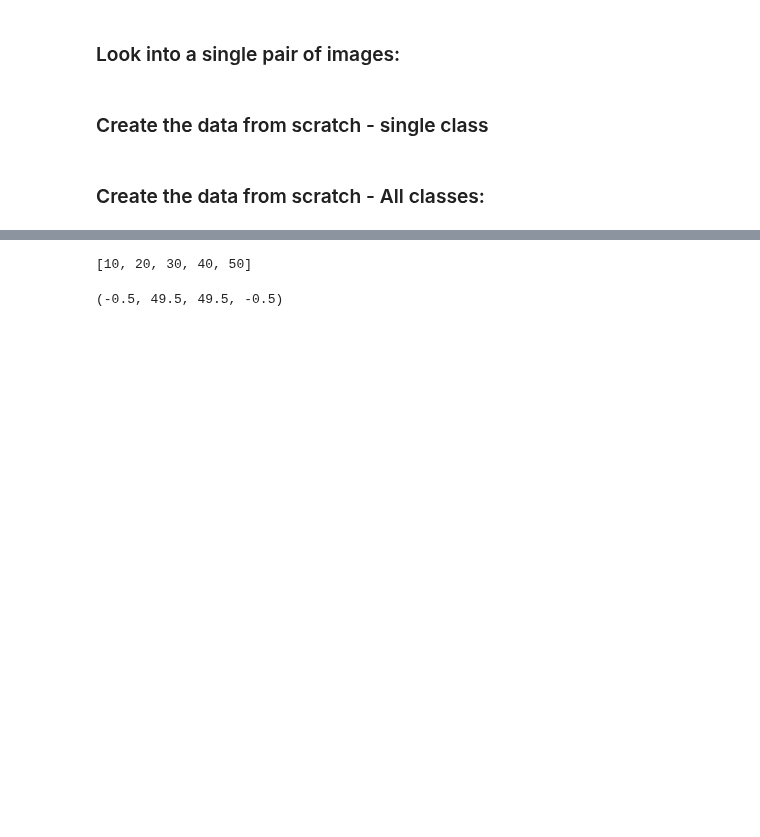
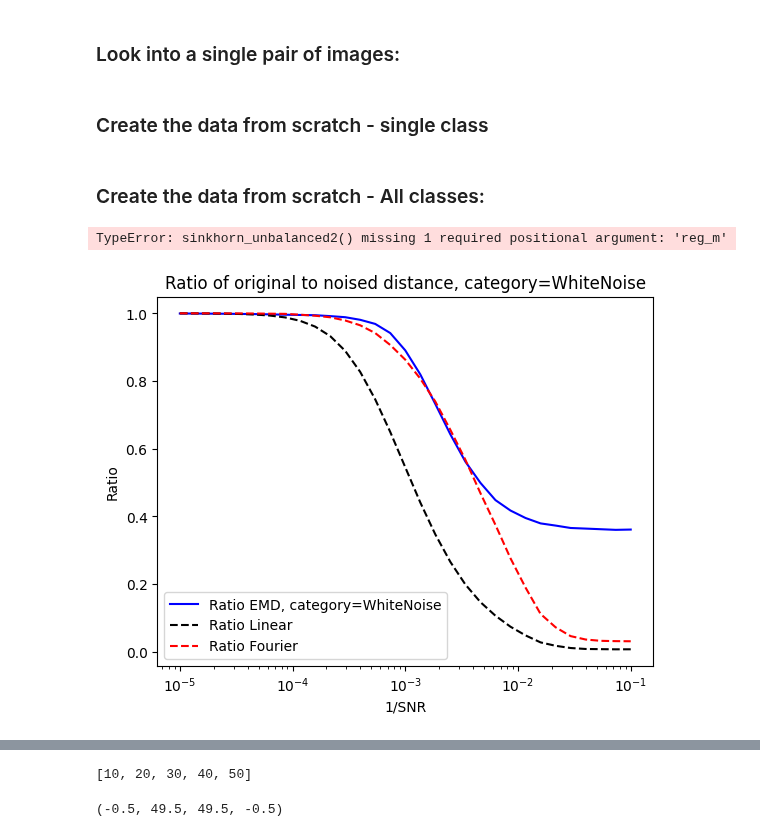
Before and after one commit to warik21/Thesis, a Jupyter notebook: notebooks/images_W1_f1_L2_comparisson.ipynb, the cells around one changed output, grey strips where cells are left out. Saved outputs shown, nothing was run; the diff lists cells and outputs as text; code cells hidden in the pictures; blank space fills up the shorter version.

Commit message:
Started Adding UOT
Added the option of computing the unbalanced optimal transport. This feature is not working yet since the 2d optimal transport is returning strange results.

```diff
--- a/notebooks/images_W1_f1_L2_comparisson.ipynb
+++ b/notebooks/images_W1_f1_L2_comparisson.ipynb
@@ -130,17 +130,13 @@ plt.show()
 # %%
 df_im_l1 = pd.DataFrame()
 for category in category_names:
-    for noise_param in tqdm(noise_values):
+    for noise_param in tqdm.tqdm(noise_values):
         SNR = 1 / noise_param
         for image_pair in pairs:
             image1 = Image(resolution, category, image_pair[0], full_path)
             image2 = Image(resolution, category, image_pair[1], full_path)
 
-            # Calculate original distances without noise
-            w1_dist_original, w1_time_original = calculate_and_time_wasserstein(image1.image, image2.image, cost_matrix)
-            f_dist_original, f_time_original = calculate_and_time_fourier1(image1.image, image2.image)
-            l2_dist_original, l2_time_original = calculate_and_time_l2(image1.image, image2.image)
-
+            original_results = Image.calculate_distances(image1, image2, cost_matrix)
             results = Image.analyze_image_pair(image1, image2, cost_matrix, num_samples, noise_param)
             w1_dist_noised, f_dist_noised, l2_dist_noised, time_w1, time_f, time_l2 = results
 
@@ -151,40 +147,53 @@ for category in category_names:
                 'Noise': noise_param,
                 'SNR': SNR,
                 'Resolution': resolution,
-                'Wasserstein Original': w1_dist_original,
-                'Wasserstein Noised': w1_dist_noised,
-                'Wasserstein Ratio': w1_dist_original / w1_dist_noised,
-                'Wasserstein Time': time_w1,
-                'Fourier Original': f_dist_original,
-                'Fourier Noised': f_dist_noised,
-                'Fourier Ratio': f_dist_original / f_dist_noised,
-                'Fourier Time': time_f,
-                'L2 Original': l2_dist_original,
-                'L2 Noised': l2_dist_noised,
-                'L2 Ratio': l2_dist_original / l2_dist_noised,
-                'L2 Time': time_l2}
 
+                'Wasserstein Original': original_results["w1"]["distance"],
+                'Wasserstein Noised': results["w1"]["distance"],
+                'Wasserstein Ratio': original_results["w1"]["distance"] / results["w1"]["distance"],
+                'Wasserstein Time': results["w1"]["time"],
+
+                'Fourier Original': original_results["f"]["distance"],
+                'Fourier Noised': results["f"]["distance"],
+                'Fourier Ratio': original_results["f"]["distance"] / results["f"]["distance"],
+                'Fourier Time': results["f"]["time"],
+
+                'L2 Original': original_results["l2"]["distance"],
+                'L2 Noised': results["l2"]["distance"],
+                'L2 Ratio': original_results["l2"]["distance"] / results["l2"]["distance"],
+                'L2 Time': results["l2"]["time"],
+
+                'UOT Original': original_results["u"]["distance"],
+                'UOT Noised': results["u"]["distance"],
+                'UOT Ratio': original_results["u"]["distance"] / results["u"]["distance"],
+                'UOT Time': results["u"]["time"]
+                }
             df_im_l1 = df_im_l1._append(new_row, ignore_index=True)
-df_im_l1.to_csv('results.csv', index=False)
+df_im_l1.to_csv('../csvs/results_uot_images_11_6_2024.csv', index=False)
+# %% [output]
+TypeError: sinkhorn_unbalanced2() missing 1 required positional argument: 'reg_m'
 # %%
-df_im_l1 = pd.read_csv('csvs/L2_F_noised_W1_post_2_4_2024.csv')
+df_im_l1 = pd.read_csv('../csvs/L2_F_noised_W1_post_2_4_2024.csv')
 # %%
 category_index = 8
 subset = df_im_l1[df_im_l1['Category'] == category_names[category_index]]
 subset = df_im_l1.drop(['Category','image1_index', 'image2_index'], axis=1)
 df_grouped = subset.groupby('Noise').mean().reset_index()
 # %%
-plt.plot(1/df_grouped['SNR'], 1 / df_grouped['Wasserstein Ratio'], label=f'Ratio EMD, category={category}', color='blue')
+plt.plot(1/df_grouped['SNR'], 1 / df_grouped['Wasserstein Ratio'],
+         label=f'Ratio EMD, category={category_names[category_index]}', color='blue')
 plt.plot(1/df_grouped['SNR'], df_grouped['L2 Ratio'], label='Ratio Linear', color='black', linestyle='--')
 plt.plot(1/df_grouped['SNR'], df_grouped['Fourier Ratio'], label='Ratio Fourier', color='red', linestyle='--')
 
 plt.xscale('log')
 plt.title(f'Ratio of original to noised distance, category={category}')
 plt.xlabel('1/SNR')
 plt.ylabel('Ratio')
 plt.legend()
 
 plt.show()
+# %% [output]
+[figure, added]
 # %%
 colors = plt.cm.viridis(np.linspace(0, 1, 10))
 for category in category_names:
```
Also changed, not shown: parts of 3 cells of this notebook, 2 other files.
